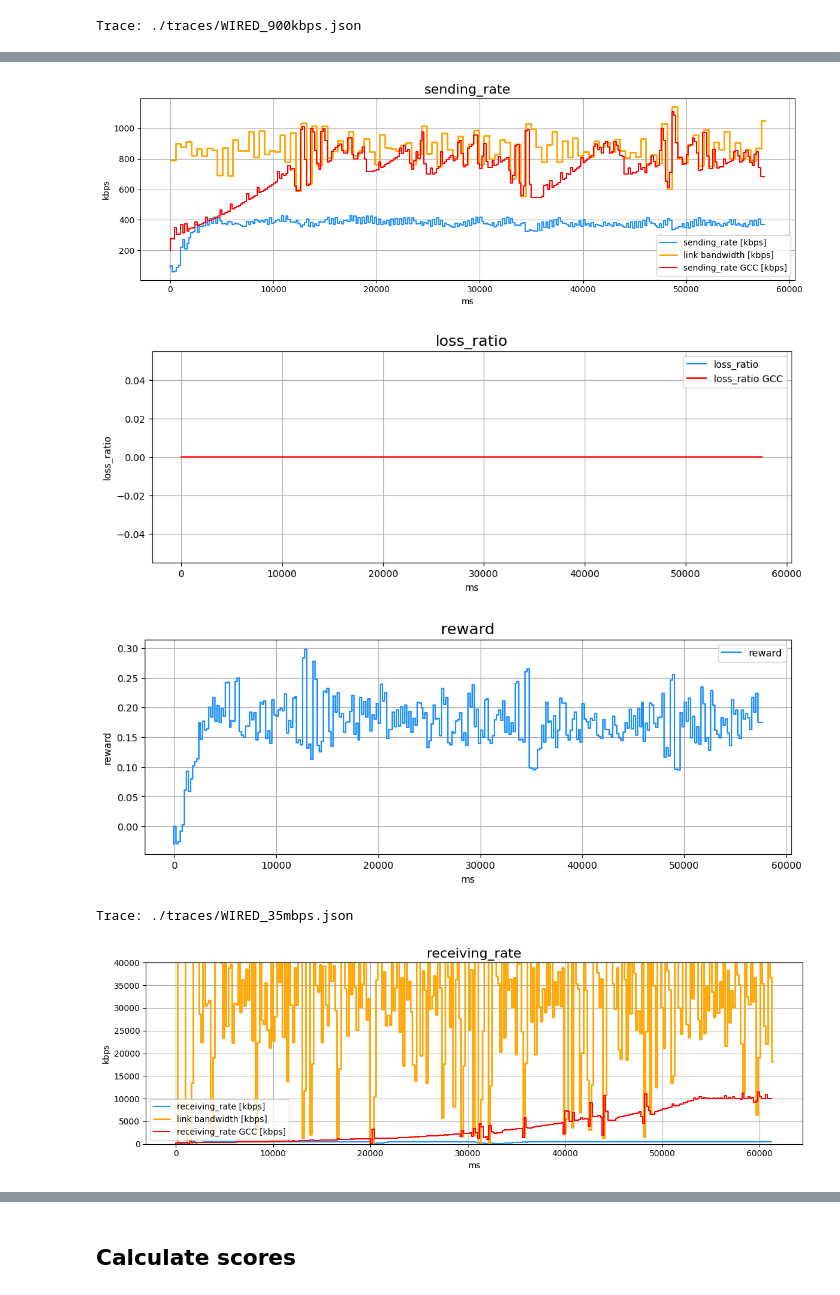
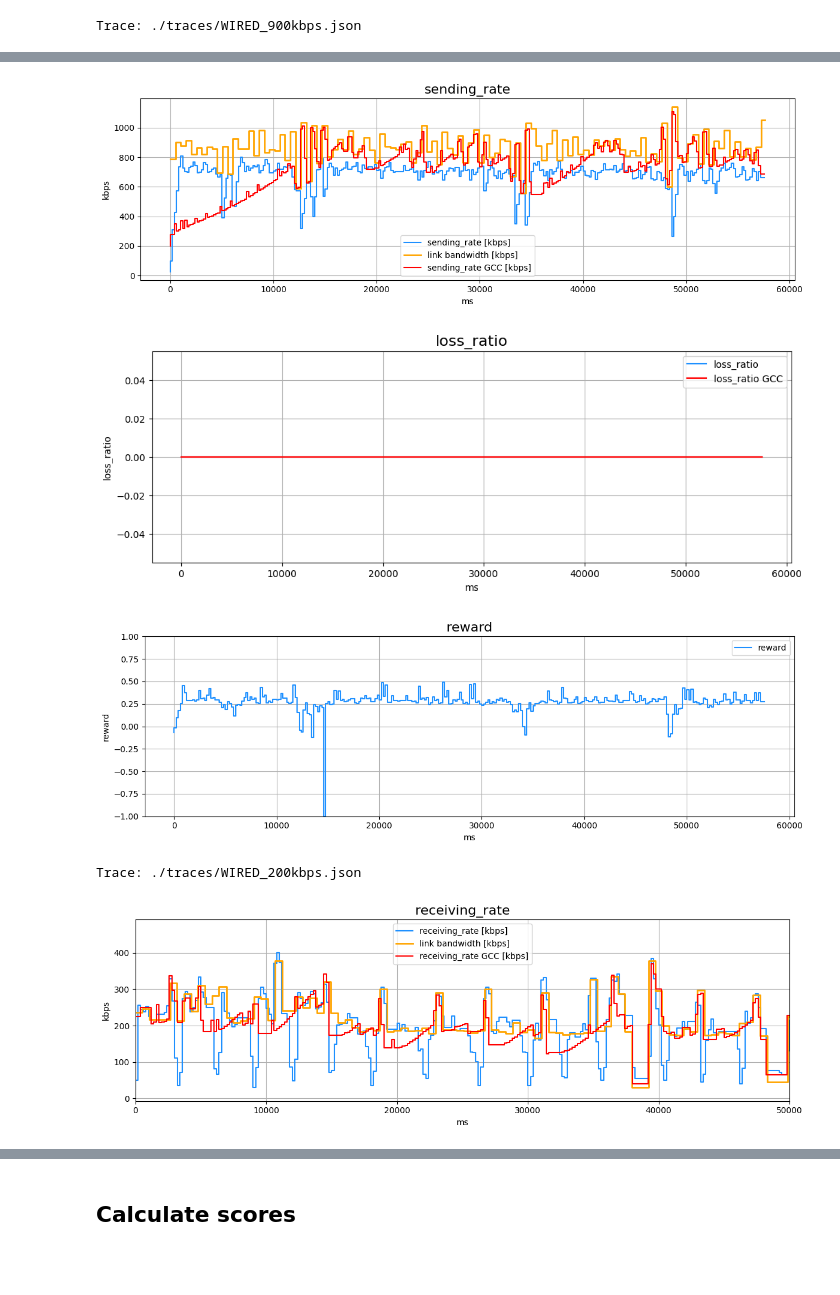
Before and after one commit to denama/ReCoCo, a Jupyter notebook: simulation_analysis/analyze_rates_delay_loss_all_traces.ipynb, the cells around one changed output, grey strips where cells are left out. Drawn from its saved outputs; the diff is of its cells as text; code cells hidden in the pictures; blank space fills up the shorter version.

Commit message:
reward profiles added

```diff
--- a/simulation_analysis/analyze_rates_delay_loss_all_traces.ipynb
+++ b/simulation_analysis/analyze_rates_delay_loss_all_traces.ipynb
@@ -11,6 +12,9 @@ import glob
 # %%
 # conf_name = "SAC_train_traces_one_by_one_v6" #during training, test each trace after having trained on it
 conf_name = "SAC_all_traces_1_env_v6" #after training on all, do test_env.py first with "./data/SAC_all_traces_1_env_v6/5.zip", then take a look
+# %%
+reward_profile = 4
+conf_name = f"SAC_WIRED_900kbps_200_delay_False_norm_states_True_tuned_True_reward_profile_{reward_profile}"
 # %%
 prefix = "../output/rates_delay_loss_"
 suffix = ".pickle"
@@ -44,7 +46,7 @@ for key in l_rate.keys():
         trace_name = "../" + key.split("/")[1] + "/" + key.split("/")[2]
         REAL_NAME = key.split("/")[2].split(".")[0]
 
-        pickle_path_gcc = f"../apply_model/rates_delay_loss_gcc_{REAL_NAME}.pickle"
+        pickle_path_gcc = f"../apply_model/results_gcc/rates_delay_loss_gcc_{REAL_NAME}.pickle"
         l_rate_gcc = pd.read_pickle(pickle_path_gcc)
 
         if l_rate_gcc["trace_name"] != REAL_NAME:
@@ -103,6 +105,10 @@ for key in l_rate.keys():
             plt.xlabel("ms")
             plt.legend()
             plt.grid()
+            if metric == "reward":
+                plt.tight_layout()
+                plt.ylim(-1,1)
+                plt.savefig(f"./plots/reward_{REAL_NAME}_{reward_profile}.png")
 
         plt.show()
         print("\n")
@@ -113,5 +119,5 @@ Trace: ./traces/WIRED_900kbps.json
-[figure, old version]
+[figure, new version]
 [figure]
-[figure, old version]
+[figure, new version]
-Trace: ./traces/WIRED_35mbps.json
+Trace: ./traces/WIRED_200kbps.json
-[figure, old version]
+[figure, new version]
```
Also changed, not shown: parts of 4 cells of this notebook, 8 other files.
